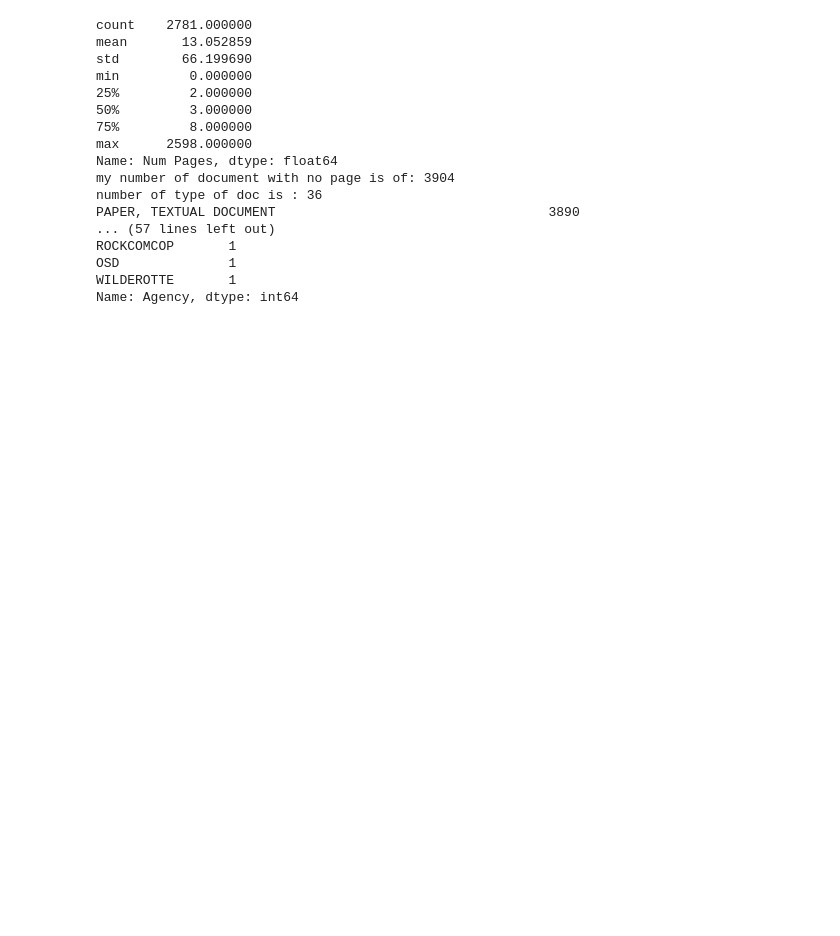
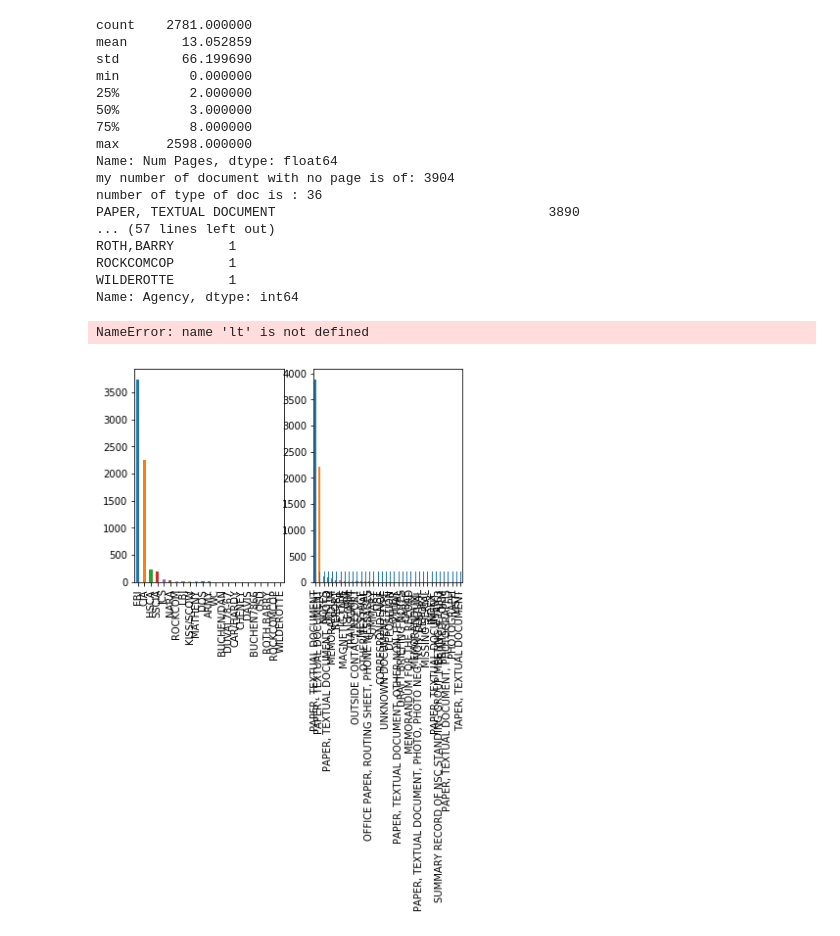
Before and after one commit to ESILV-python-data-science/lab-python-vincentledoux, a Jupyter notebook: TP1/jfk_analysis_jupiter.ipynb, the cells around one changed output. Drawn from its saved outputs; the diff is of its cells as text; code cells hidden in the pictures; blank space fills up the shorter version.

Commit message:
seaborn
seaborn (but isn't showing)

```diff
--- a/TP1/jfk_analysis_jupiter.ipynb
+++ b/TP1/jfk_analysis_jupiter.ipynb
@@ -1,5 +1,10 @@
 # %%
+%matplotlib inline
+
 import pandas as pd
+import matplotlib
+import matplotlib.pyplot as plt
+import seaborn as sns
 
 _df = pd.read_csv('jfkrelease-2017-dce65d0ec70a54d5744de17d280f3ad2.csv', sep = ";", parse_dates = ['Doc Date'])
 _df[:4]
@@ -8,31 +13,39 @@ df=pd.DataFrame(_df)
 mydata = df['Num Pages']
 numNull = df['Num Pages'].isnull().sum()
 print(mydata.describe())
 print('my number of document with no page is of: ' + str(numNull))
 
 docType = df['Doc Type'].nunique()
 print('number of type of doc is : ' + str(docType))
 docPage = df['Doc Type'].value_counts()
 print(str(docPage))
 agencies = df['Agency'].nunique()
 print("the number of agencies is of : " + str(agencies))
 agenciesDoc = df['Agency'].value_counts()
 print(str(agenciesDoc))
+
+fig, axs = plt.subplots(1,2)
+agenciesDoc.plot(kind='bar', ax=axs[0])
+docPage.plot(kind='bar', ax=axs[1])
+sns.rugplot(_df['Agency'].keys())
+plt.show(lt)
 # %% [output]
 count    2781.000000
 mean       13.052859
 std        66.199690
 min         0.000000
 25%         2.000000
 50%         3.000000
 75%         8.000000
 max      2598.000000
 Name: Num Pages, dtype: float64
 my number of document with no page is of: 3904
 number of type of doc is : 36
 PAPER, TEXTUAL DOCUMENT                                   3890
 ... (57 lines left out)
+ROTH,BARRY       1
 ROCKCOMCOP       1
-OSD              1
 WILDEROTTE       1
 Name: Agency, dtype: int64
+NameError: name 'lt' is not defined
+[figure, added]
```
Also changed, not shown: 1 other file.
